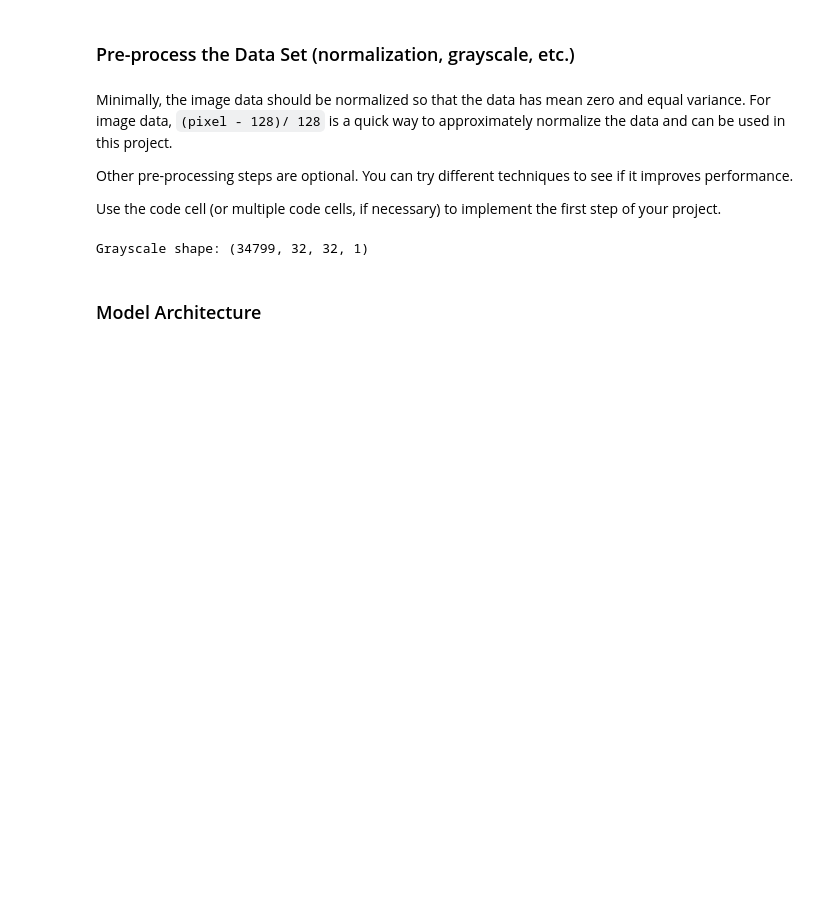
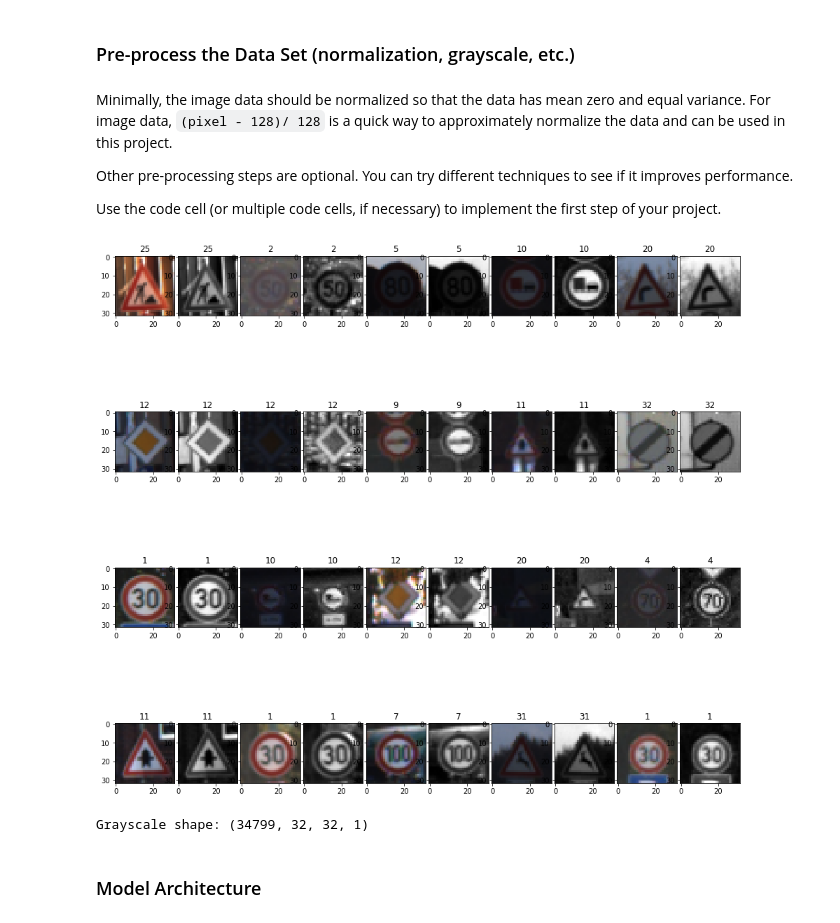
Before and after one commit to wangchangli/CarND-Traffic-Sign-Classifier-Project, a Jupyter notebook: Traffic_Sign_Classifier.ipynb, the cells around one changed output. Saved outputs shown, nothing was run; the diff lists cells and outputs as text; code cells hidden in the pictures; blank space fills up the shorter version.

```diff
--- a/Traffic_Sign_Classifier.ipynb
+++ b/Traffic_Sign_Classifier.ipynb
@@ -145,6 +145,21 @@ Minimally, the image data should be normalized so that the data has mean zero an
 Other pre-processing steps are optional. You can try different techniques to see if it improves performance.
 
 Use the code cell (or multiple code cells, if necessary) to implement the first step of your project.
+# %%
+# rgb vs grayscale
+fig, axs = plt.subplots(4, 10, figsize=(16, 16))
+fig.subplots_adjust(hspace=0.1, wspace=0.05)
+axs = axs.flat
+for i in range(0, 40, 2):
+    index = random.randint(0, len(X_train))
+    image = X_train[index]
+    axs[i].imshow(image)
+    axs[i].set_title(y_train[index])
+    image_gray = np.sum(image/3, axis=2, keepdims=True).squeeze()
+    axs[i+1].imshow(image_gray, cmap='gray')
+    axs[i+1].set_title(y_train[index])
+# %% [output]
+[figure, added]
 # %%
 ### Preprocess the data here. It is required to normalize the data. Other preprocessing steps could include
 ### converting to grayscale, etc.
```
Also changed, not shown: parts of 8 cells of this notebook, 2 other files.
